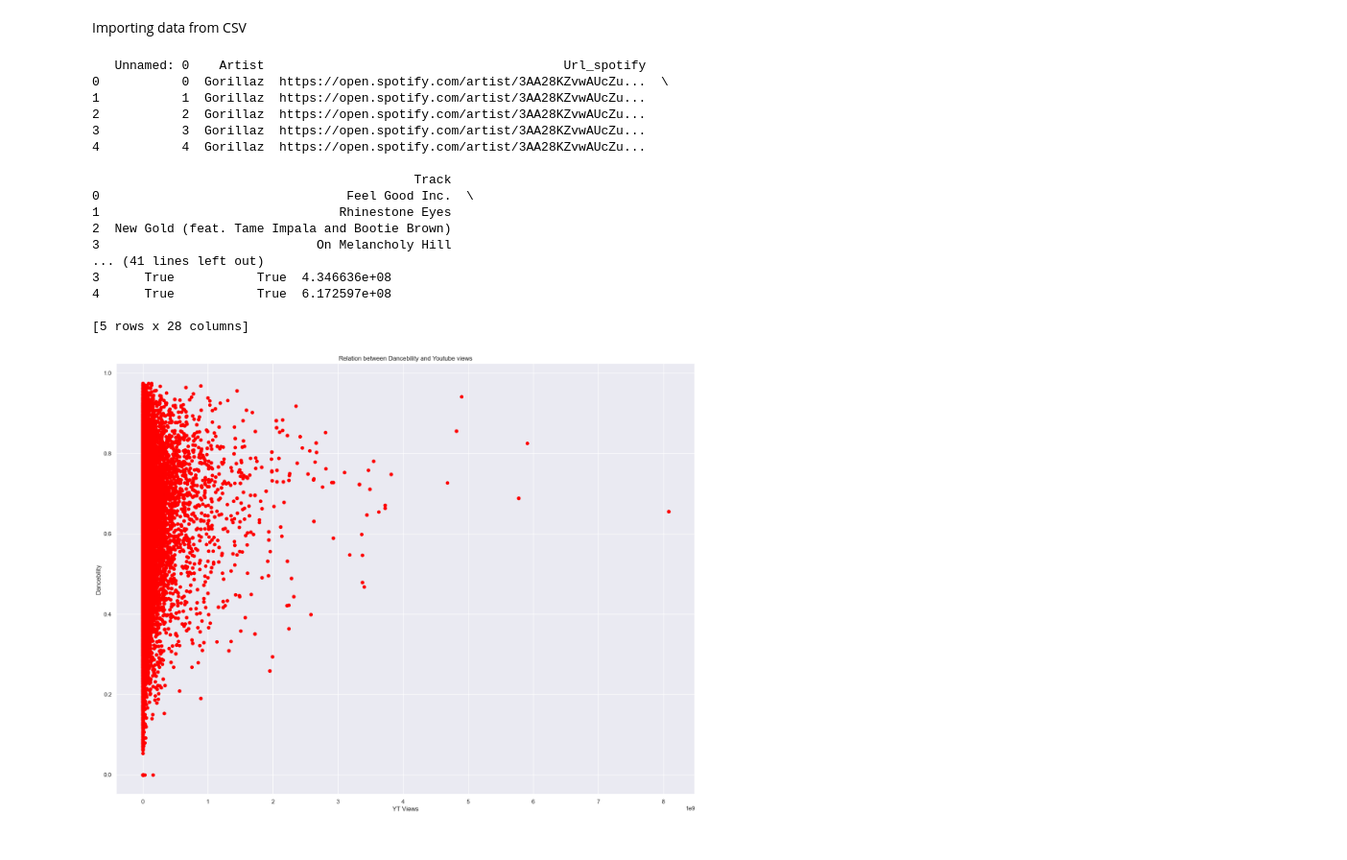
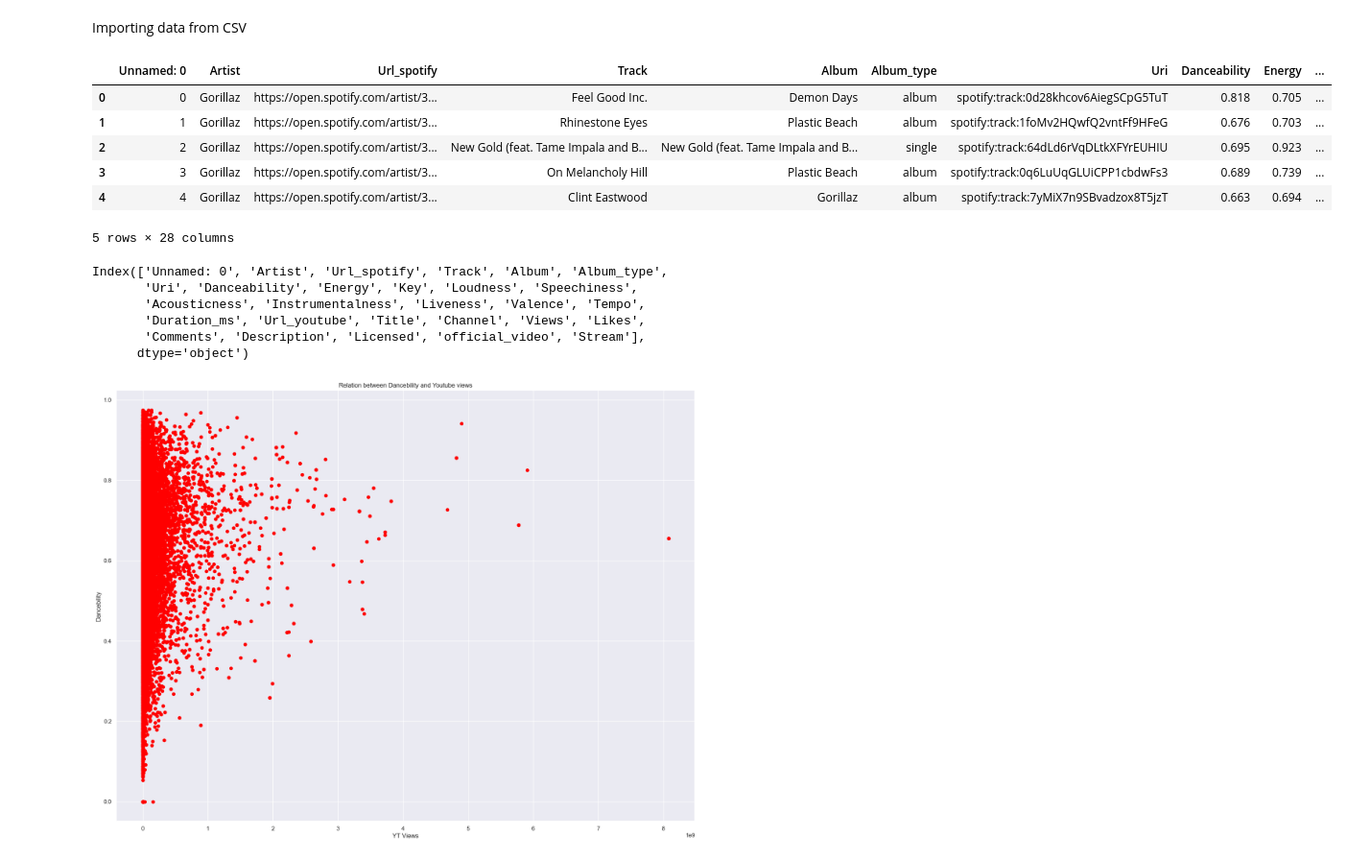
Before and after one commit to DamianZawolski/BIProject, a Jupyter notebook: YTSpotify.ipynb, the cells around one changed output. Shown: that part at 96% size. Saved outputs shown, nothing was run; the diff lists cells and outputs as text; code cells hidden in the pictures.

```diff
--- a/YTSpotify.ipynb
+++ b/YTSpotify.ipynb
@@ -3,25 +3,24 @@ Importing data from CSV
 # %%
 import pandas as pd
 df = pd.read_csv(r'Spotify_Youtube.csv')
-print(df.head())
+df.head()
 # %% [output]
+|  | Unnamed: 0 | Artist | Url_spotify | Track | Album | Album_type | Uri | Danceability | Energy | ... |
+| 0 | 0 | Gorillaz | https://open.spotify.com/artist/3... | Feel Good Inc. | Demon Days | album | spotify:track:0d28khcov6AiegSCpG5TuT | 0.818 | 0.705 | ... |
+| 1 | 1 | Gorillaz | https://open.spotify.com/artist/3... | Rhinestone Eyes | Plastic Beach | album | spotify:track:1foMv2HQwfQ2vntFf9HFeG | 0.676 | 0.703 | ... |
+| 2 | 2 | Gorillaz | https://open.spotify.com/artist/3... | New Gold (feat. Tame Impala and B... | New Gold (feat. Tame Impala and B... | single | spotify:track:64dLd6rVqDLtkXFYrEUHIU | 0.695 | 0.923 | ... |
+| 3 | 3 | Gorillaz | https://open.spotify.com/artist/3... | On Melancholy Hill | Plastic Beach | album | spotify:track:0q6LuUqGLUiCPP1cbdwFs3 | 0.689 | 0.739 | ... |
+| 4 | 4 | Gorillaz | https://open.spotify.com/artist/3... | Clint Eastwood | Gorillaz | album | spotify:track:7yMiX7n9SBvadzox8T5jzT | 0.663 | 0.694 | ... |
-   Unnamed: 0    Artist                                        Url_spotify
-0           0  Gorillaz  https://open.spotify.com/artist/3AA28KZvwAUcZu...  \
-1           1  Gorillaz  https://open.spotify.com/artist/3AA28KZvwAUcZu...
-2           2  Gorillaz  https://open.spotify.com/artist/3AA28KZvwAUcZu...
-3           3  Gorillaz  https://open.spotify.com/artist/3AA28KZvwAUcZu...
-4           4  Gorillaz  https://open.spotify.com/artist/3AA28KZvwAUcZu...
-
-                                           Track
-0                                 Feel Good Inc.  \
-1                                Rhinestone Eyes
-2  New Gold (feat. Tame Impala and Bootie Brown)
-3                             On Melancholy Hill
-... (41 lines left out)
-3      True           True  4.346636e+08
-4      True           True  6.172597e+08
-
-[5 rows x 28 columns]
+5 rows × 28 columns
+# %%
+df.columns
+# %% [output]
+Index(['Unnamed: 0', 'Artist', 'Url_spotify', 'Track', 'Album', 'Album_type',
+       'Uri', 'Danceability', 'Energy', 'Key', 'Loudness', 'Speechiness',
+       'Acousticness', 'Instrumentalness', 'Liveness', 'Valence', 'Tempo',
+       'Duration_ms', 'Url_youtube', 'Title', 'Channel', 'Views', 'Likes',
+       'Comments', 'Description', 'Licensed', 'official_video', 'Stream'],
+      dtype='object')
 # %%
 from matplotlib import pyplot as plt
 import seaborn as sns
```
Also changed, not shown: parts of 1 cell of this notebook.
